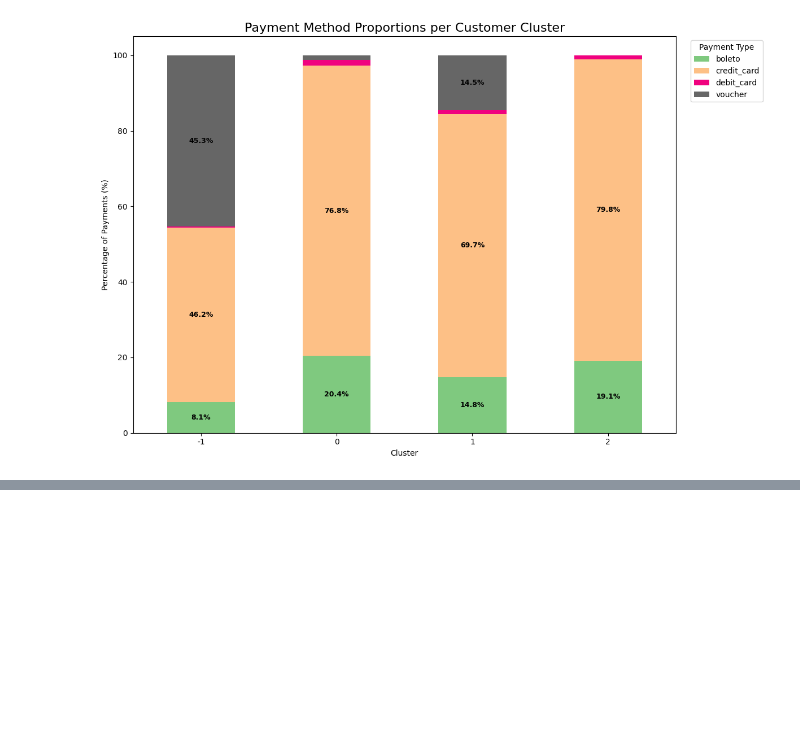
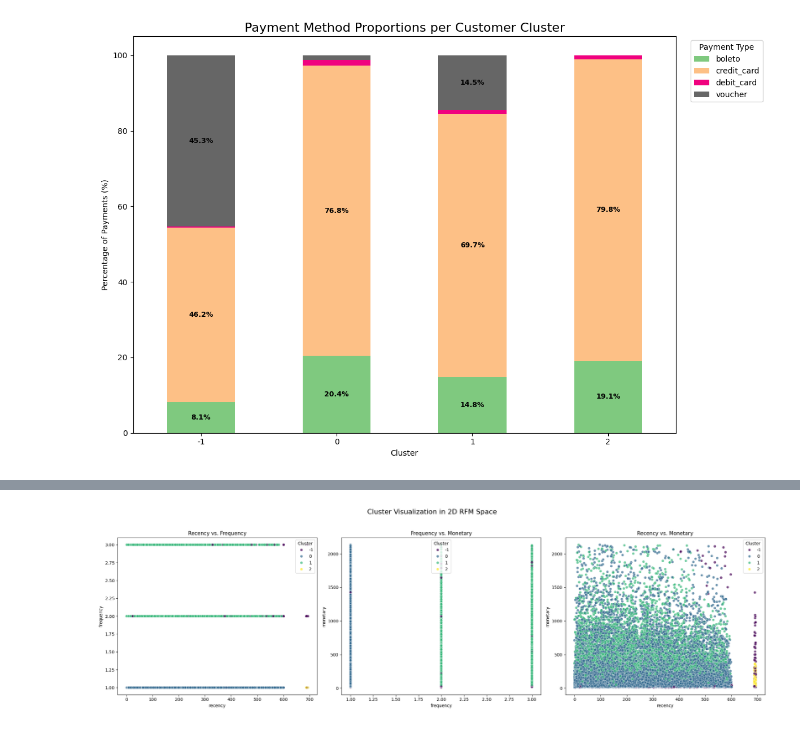
Before and after one commit to pt-sinan-akbar/Dataset-Thesis, a Jupyter notebook: 16-analisa/end_of_beginning.ipynb, the cells around one changed output, grey strips where cells are left out. Cells and saved outputs as stored; diff of their text form; code cells hidden in the pictures; blank space fills up the shorter version.

```diff
--- a/16-analisa/end_of_beginning.ipynb
+++ b/16-analisa/end_of_beginning.ipynb
@@ -496,0 +542,18 @@ plt.show()
+# %%
+fig, axes = plt.subplots(1, 3, figsize=(22, 7))
+fig.suptitle('Cluster Visualization in 2D RFM Space', fontsize=16)
+palette = 'viridis'
+
+sns.scatterplot(ax=axes[0], x='recency', y='frequency', data=customer_clusters_full, hue='Cluster', palette=palette, alpha=0.7)
+axes[0].set_title('Recency vs. Frequency')
+
+sns.scatterplot(ax=axes[1], x='frequency', y='monetary', data=customer_clusters_full, hue='Cluster', palette=palette, alpha=0.7)
+axes[1].set_title('Frequency vs. Monetary')
+
+sns.scatterplot(ax=axes[2], x='recency', y='monetary', data=customer_clusters_full, hue='Cluster', palette=palette, alpha=0.7)
+axes[2].set_title('Recency vs. Monetary')
+
+plt.tight_layout(rect=[0, 0.03, 1, 0.95])
+plt.show()
+# %% [output]
+[figure, added]
```
Also changed, not shown: parts of 4 cells of this notebook.
